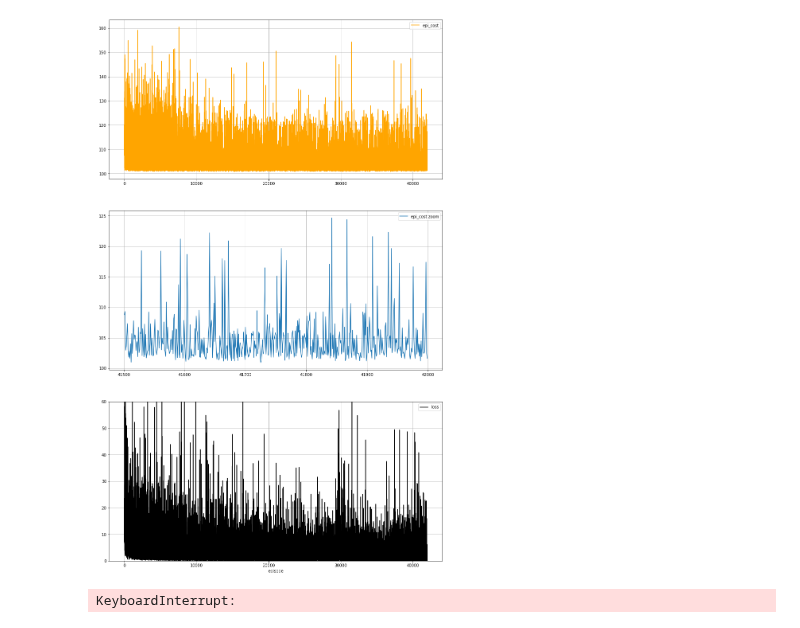
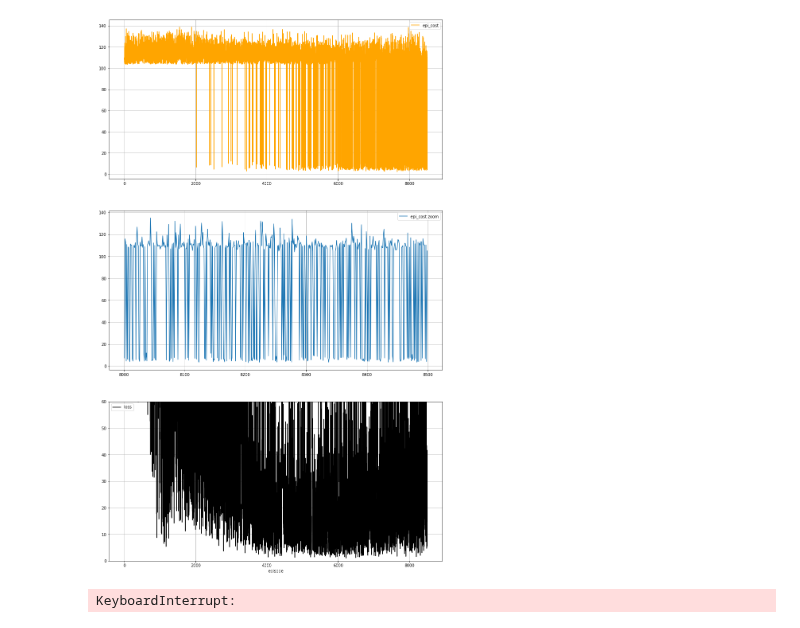
Before and after one commit to machines-in-motion/deepq_stepper, a Jupyter notebook: python/py_deepq_stepper/cent_dq_stepper.ipynb, the cells around one changed output. Drawn from its saved outputs; the diff is of its cells as text; code cells hidden in the pictures.

Commit message:
updated cent env for which side stepping dq stepper converges

```diff
--- a/python/py_deepq_stepper/cent_dq_stepper.ipynb
+++ b/python/py_deepq_stepper/cent_dq_stepper.ipynb
@@ -59,7 +70,9 @@ class NN(nn.Module):
         self.l5 = nn.Linear(512, 512)
         self.l6 = nn.Linear(512, 512)
         self.l7 = nn.Linear(512, 512)
-        self.l8 = nn.Linear(512, out_size)
+        self.l8 = nn.Linear(512, 512)
+        self.l9 = nn.Linear(512, 512)
+        self.l10 = nn.Linear(512, out_size)
 
     def forward(self, x):
 
@@ -70,7 +83,9 @@ class NN(nn.Module):
         x = F.relu(self.l5(x))
         x = F.relu(self.l6(x))
         x = F.relu(self.l7(x))
-        x = self.l8(x)
+        x = F.relu(self.l8(x))
+        x = F.relu(self.l9(x))
+        x = self.l10(x)
         return x
 # %%
 class DQStepper:
@@ -104,7 +119,7 @@ class DQStepper:
         # this function predicts the q_value for different actions and returns action and min q value
         self.x_in[:,[0, 1, 2, 3, 4, 5, 6, 7]] = x
         for e in np.random.randint(0, len(self.x_in), self.max_no):
-            self.x_in[e, 10] = 2*self.max_step_height*(np.random.rand() - 0.5)
+            self.x_in[e, 10] = 0.0 #2*self.max_step_height*(np.random.rand() - 0.5)
         torch_x_in = torch.FloatTensor(self.x_in, device = self.device)
         with torch.no_grad():
             q_values = self.dq_stepper(torch_x_in).detach().numpy()
@@ -119,7 +134,7 @@ class DQStepper:
         # the q_value for different actions and returns action and min q value
         self.x_in[:,[0, 1, 2, 3, 4, 5, 6, 7]] = x
         for e in np.random.randint(0, len(self.x_in), self.max_no):
-            self.x_in[e, 10] = 2*self.max_step_height*(np.random.rand() - 0.5)
+            self.x_in[e, 10] = 0.0 #2*self.max_step_height*(np.random.rand() - 0.5)
         torch_x_in = torch.FloatTensor(self.x_in, device = self.device)
         with torch.no_grad():
             q_values = self.dq_tar_stepper(torch_x_in).detach().numpy()
@@ -136,7 +151,7 @@ class DQStepper:
         else:
             action_x = np.random.randint(self.no_actions[0])
             action_y = np.random.randint(self.no_actions[1])
-            action_z = 2*self.max_step_height*(np.random.rand() - 0.5)
+            action_z = 0.0 #2*self.max_step_height*(np.random.rand() - 0.5)
 
         return [action_x, action_y, action_z]
 
@@ -202,53 +217,52 @@ e = 1
 no_epi = 50000
 no_steps = 10 ## number of steps simulated per episode
 
-ht = 0.25
+ht = 0.28
 step_time = 0.1
 air_time = 0.1
-env = CentEnv(ht, 0.13, 0.6, [0.5, 3.0, 1.5], [11,8])
+env = CentEnv(ht, 0.13, 0.6, [0.5, 3.0, 1.5], [1,7])
 buffer_size = 10000
 buffer = Buffer(buffer_size)
-##### Undo the y step length hing.
 
 name = "dqs_1"
-dqs = DQStepper(lr=1e-4, gamma=0.98, use_tarnet= True, env = env, trained_model='../../models/dqs_1_old')
-print(dqs.no_actions)
+dqs = DQStepper(lr=1e-4, gamma=0.98, use_tarnet= True, env = env)
+
 batch_size = 16
-epsillon = 0.2
+epsillon = 0.25
 history = {'loss':[], 'epi_cost':[]}
 while e < no_epi + 1:
-    v_init = [2.0*(np.random.rand() - 0.5), 0.1*(np.random.rand() - 0.5)]
-    v_des = [np.random.randint(-1,2) , 0.0]
+    v_init = [0.0*(np.random.rand() - 0.5), np.random.rand() - 0.5]
+    v_des = [0.0 , 0.0]
     state = env.reset_env([0.0, 0.0, ht, v_init[0], v_init[1], 0], v_des, no_steps*(2*step_time + air_time))
     if e % 500 == 0 and e > 10:
         torch.save(dqs.dq_stepper.state_dict(), "../../models/" + name)
         dqs.live_plot(history, e)
         #reducing epsillon
         if e%1000 == 0 and e > 5000:
             epsillon = epsillon/2.0
 
     if buffer.size() % 1000 == 0:
         if buffer.size() == buffer_size:
             history['epi_cost'].append(epi_cost)
             history['loss'].append(loss)
             assert len(history['loss']) == len(history['epi_cost'])
             e += 1
         else:
             print(buffer.size())
 
     epi_cost = 0
     for n in range(no_steps):
         action = dqs.predict_eps_greedy(state, epsillon)
         next_state, cost, done = env.step_env(action, step_time, air_time)
         buffer.store(state, action, cost, next_state, done)
         state = next_state
 
         if buffer.size() == buffer_size:
             ## optimizing DQN
             loss = dqs.optimize(buffer.sample(batch_size))
             epi_cost += cost
         if done:
             break
 # %% [output]
-[figure, old version]
+[figure, new version]
 KeyboardInterrupt:
```
Also changed, not shown: parts of 1 cell of this notebook, 3 other files.
